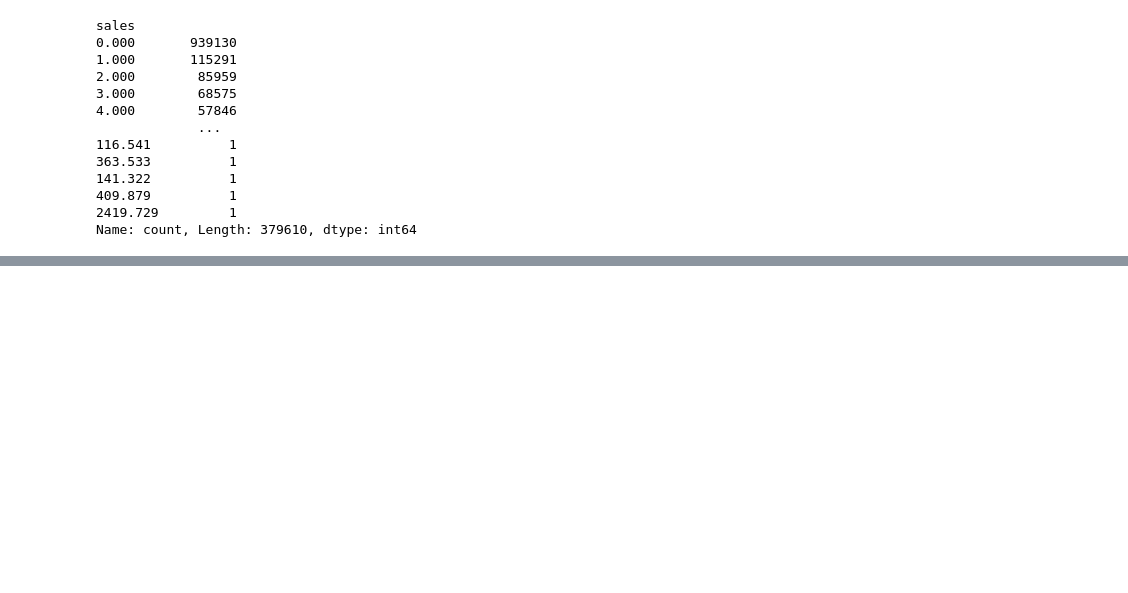
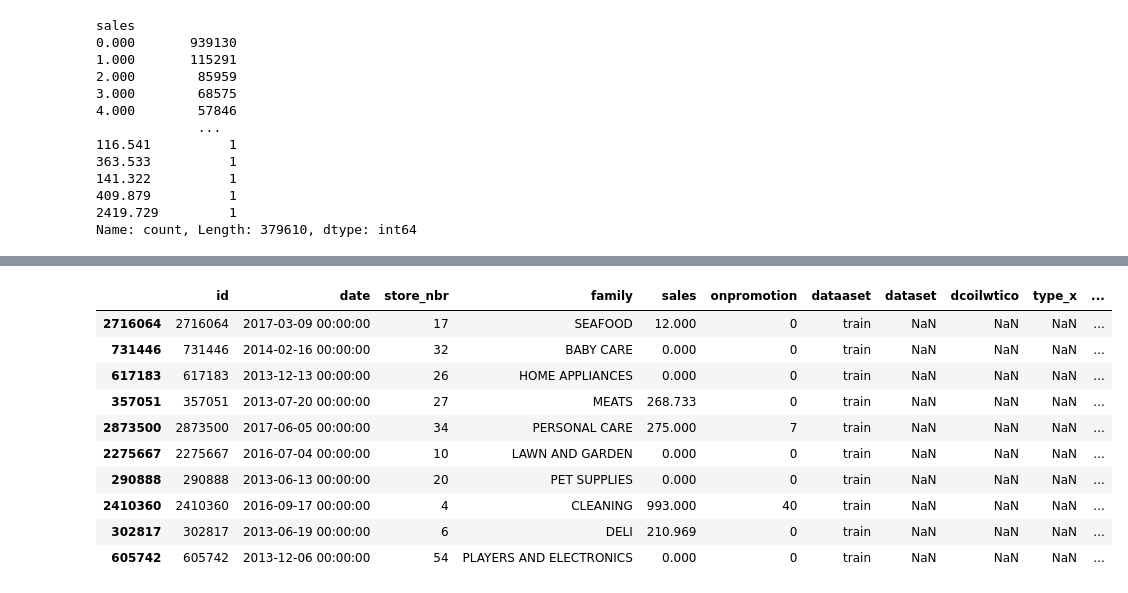
Before and after one commit to PARTHIBAN-007/Kaggle, a Jupyter notebook: Time series Analysis.ipynb, the cells around one changed output, grey strips where cells are left out. Cells and saved outputs as stored; diff of their text form; code cells hidden in the pictures; blank space fills up the shorter version.

Commit message:
Kaggle Notebook | Time series Analysis | EDA

```diff
--- a/Time series Analysis.ipynb
+++ b/Time series Analysis.ipynb
@@ -83,8 +83,8 @@ transaction_df.head()
 | 3 | 2013-01-02 | 3 | 3487 |
 | 4 | 2013-01-02 | 4 | 1922 |
 # %%
-stores_df = pd.read_csv("/kaggle/input/store-sales-time-series-forecasting/stores.csv")
-stores_df.head()
+store_df = pd.read_csv("/kaggle/input/store-sales-time-series-forecasting/stores.csv")
+store_df.head()
 # %% [output]
 |  | store_nbr | city | state | type | cluster |
 | 0 | 1 | Quito | Pichincha | D | 13 |
@@ -176,0 +175,6 @@ Name: count, Length: 379610, dtype: int64
+# %%
+train_df['dataaset'] = "train"
+test_df['dataset'] = "test"
+
+df = pd.concat([train_df,test_df],axis = 0).reset_index(drop= True)
+df.head()
@@ -176,0 +234,6 @@ Name: count, Length: 379610, dtype: int64
+# %%
+holiday_df['Holiday summary'] = (
+    holiday_df['type'].astype(str) + " " +
+    holiday_df['locale'].astype(str) + " " +
+    holiday_df['locale_name'].astype(str) + " "
+)
@@ -176,0 +279,19 @@ Name: count, Length: 379610, dtype: int64
+# %%
+df = df.merge(oil_df,on='date',how='left')
+df = df.merge(holiday_df ,on='date',how = 'left')
+df = df.merge(store_df,on='store_nbr',how='left')
+df = df.merge(transaction_df,on=['date', 'store_nbr'],how='left')
+
+df.sample(10)
+# %% [output]
+|  | id | date | store_nbr | family | sales | onpromotion | dataaset | dataset | dcoilwtico | type_x | ... |
+| 2716064 | 2716064 | 2017-03-09 00:00:00 | 17 | SEAFOOD | 12.000 | 0 | train | NaN | NaN | NaN | ... |
+| 731446 | 731446 | 2014-02-16 00:00:00 | 32 | BABY CARE | 0.000 | 0 | train | NaN | NaN | NaN | ... |
+| 617183 | 617183 | 2013-12-13 00:00:00 | 26 | HOME APPLIANCES | 0.000 | 0 | train | NaN | NaN | NaN | ... |
+| 357051 | 357051 | 2013-07-20 00:00:00 | 27 | MEATS | 268.733 | 0 | train | NaN | NaN | NaN | ... |
+| 2873500 | 2873500 | 2017-06-05 00:00:00 | 34 | PERSONAL CARE | 275.000 | 7 | train | NaN | NaN | NaN | ... |
+| 2275667 | 2275667 | 2016-07-04 00:00:00 | 10 | LAWN AND GARDEN | 0.000 | 0 | train | NaN | NaN | NaN | ... |
+| 290888 | 290888 | 2013-06-13 00:00:00 | 20 | PET SUPPLIES | 0.000 | 0 | train | NaN | NaN | NaN | ... |
+| 2410360 | 2410360 | 2016-09-17 00:00:00 | 4 | CLEANING | 993.000 | 40 | train | NaN | NaN | NaN | ... |
+| 302817 | 302817 | 2013-06-19 00:00:00 | 6 | DELI | 210.969 | 0 | train | NaN | NaN | NaN | ... |
+| 605742 | 605742 | 2013-12-06 00:00:00 | 54 | PLAYERS AND ELECTRONICS | 0.000 | 0 | train | NaN | NaN | NaN | ... |
```
Also changed, not shown: parts of 26 cells of this notebook.
